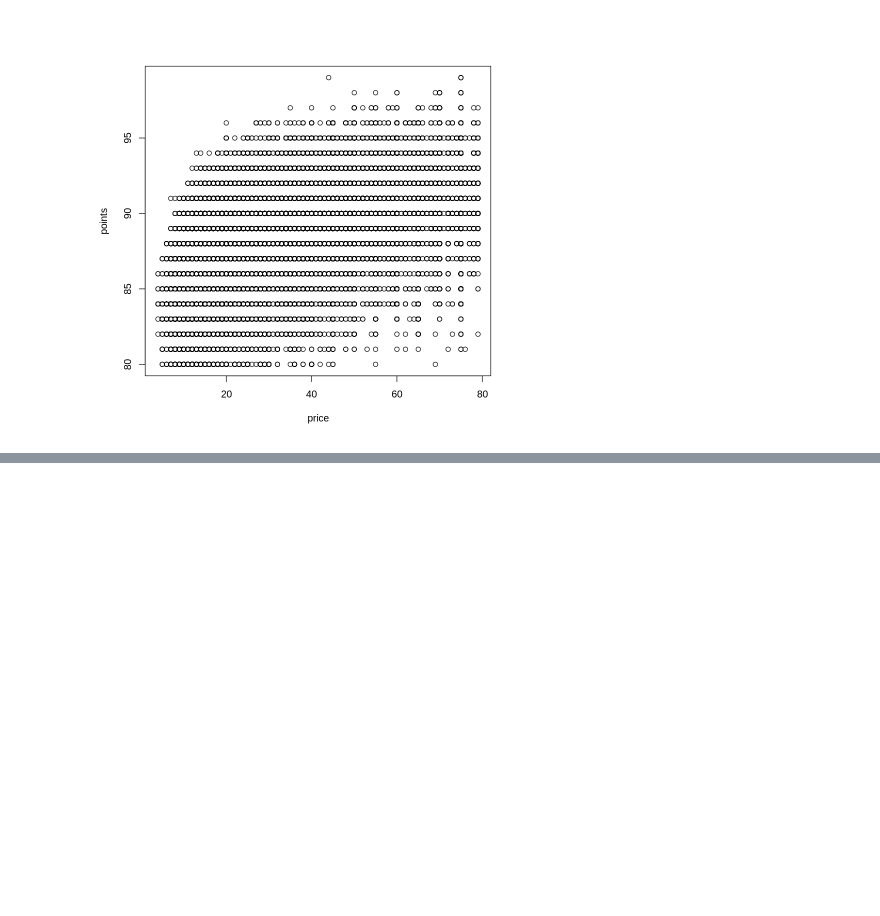
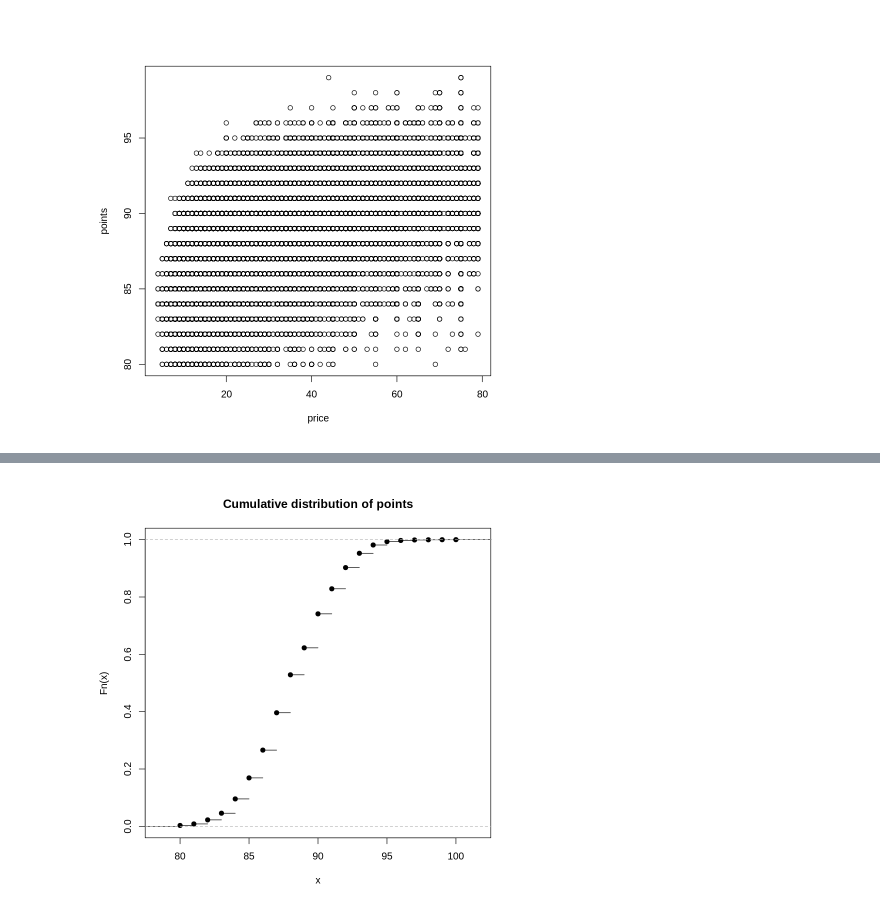
Before and after one commit to grypesc/wine-reviews-analysis-in-r, a Jupyter notebook: data_analysis.ipynb, the cells around one changed output, grey strips where cells are left out. Cells and saved outputs as stored; diff of their text form; code cells hidden in the pictures; blank space fills up the shorter version.

```diff
--- a/data_analysis.ipynb
+++ b/data_analysis.ipynb
@@ -68,0 +75,4 @@ plot(x=price_qnt$price, xlab='price', y=price_qnt$points, ylab='points')
+# %%
+plot(ecdf(df$points), main='Cumulative distribution of points')
+# %% [output]
+[figure, added]
```
Also changed, not shown: parts of 15 cells of this notebook, 1 other file.
